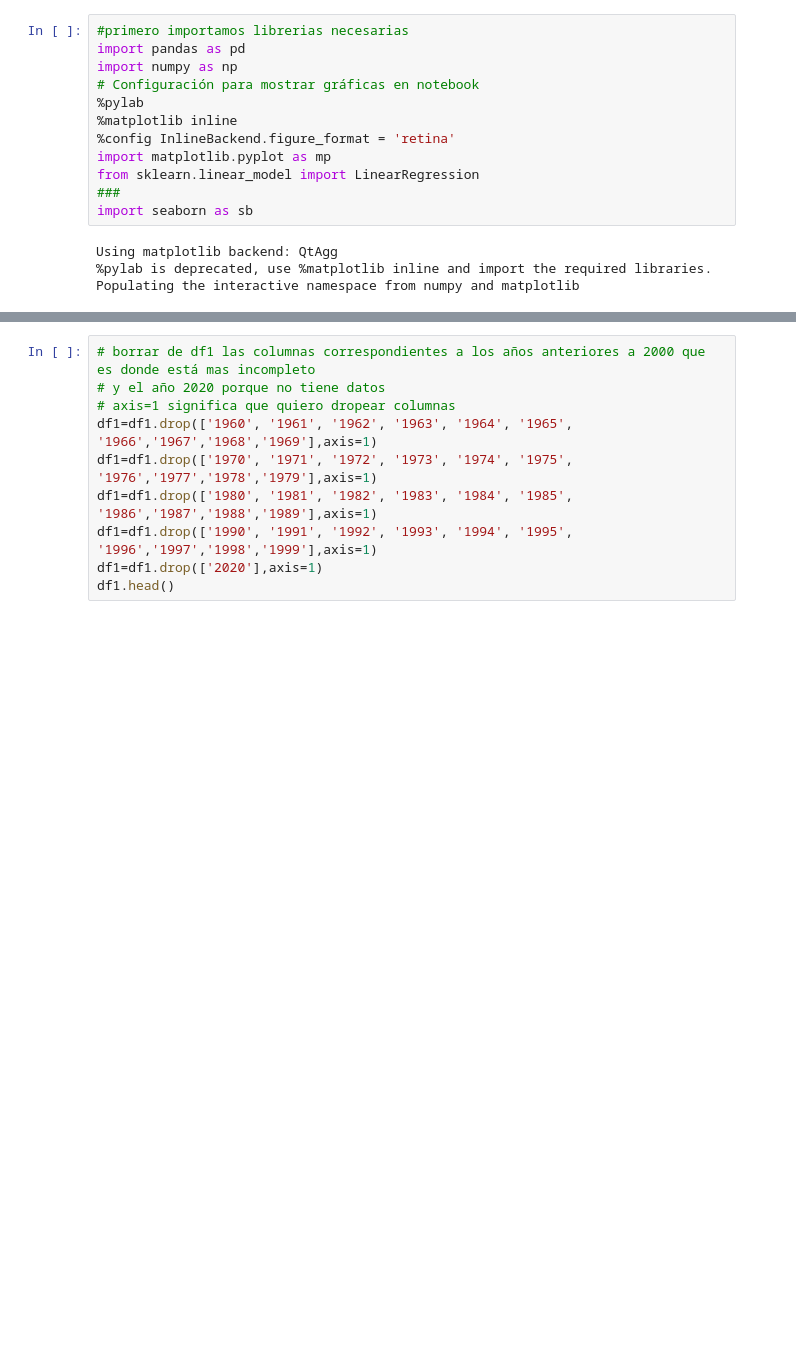
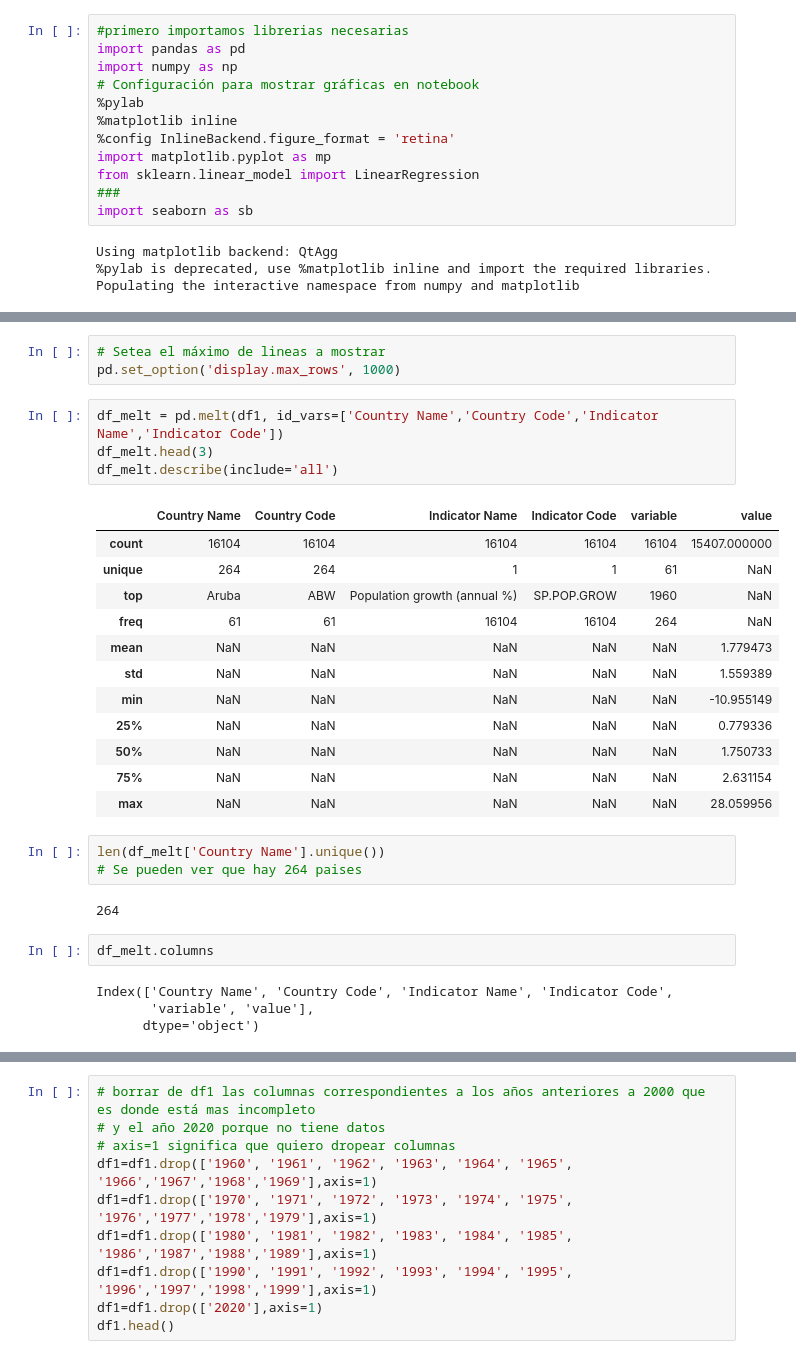
Before and after one commit to proyecto-analitica-empresarial/Entrega, a Jupyter notebook: Analitica_empresarial_Copy1.ipynb, the cells around one changed output, grey strips where cells are left out. Cells and saved outputs as stored; diff of their text form; blank space fills up the shorter version.

```diff
--- a/Analitica_empresarial_Copy1.ipynb
+++ b/Analitica_empresarial_Copy1.ipynb
@@ -34,0 +24,31 @@ df1
+# %%
+# Setea el máximo de lineas a mostrar
+pd.set_option('display.max_rows', 1000)
+# %%
+df_melt = pd.melt(df1, id_vars=['Country Name','Country Code','Indicator Name','Indicator Code'])
+df_melt.head(3)
+df_melt.describe(include='all')
+# %% [output]
+|  | Country Name | Country Code | Indicator Name | Indicator Code | variable | value |
+| count | 16104 | 16104 | 16104 | 16104 | 16104 | 15407.000000 |
+| unique | 264 | 264 | 1 | 1 | 61 | NaN |
+| top | Aruba | ABW | Population growth (annual %) | SP.POP.GROW | 1960 | NaN |
+| freq | 61 | 61 | 16104 | 16104 | 264 | NaN |
+| mean | NaN | NaN | NaN | NaN | NaN | 1.779473 |
+| std | NaN | NaN | NaN | NaN | NaN | 1.559389 |
+| min | NaN | NaN | NaN | NaN | NaN | -10.955149 |
+| 25% | NaN | NaN | NaN | NaN | NaN | 0.779336 |
+| 50% | NaN | NaN | NaN | NaN | NaN | 1.750733 |
+| 75% | NaN | NaN | NaN | NaN | NaN | 2.631154 |
+| max | NaN | NaN | NaN | NaN | NaN | 28.059956 |
+# %%
+len(df_melt['Country Name'].unique())
+# Se pueden ver que hay 264 paises
+# %% [output]
+264
+# %%
+df_melt.columns
+# %% [output]
+Index(['Country Name', 'Country Code', 'Indicator Name', 'Indicator Code',
+       'variable', 'value'],
+      dtype='object')
```
Also changed, not shown: parts of 28 cells of this notebook.
